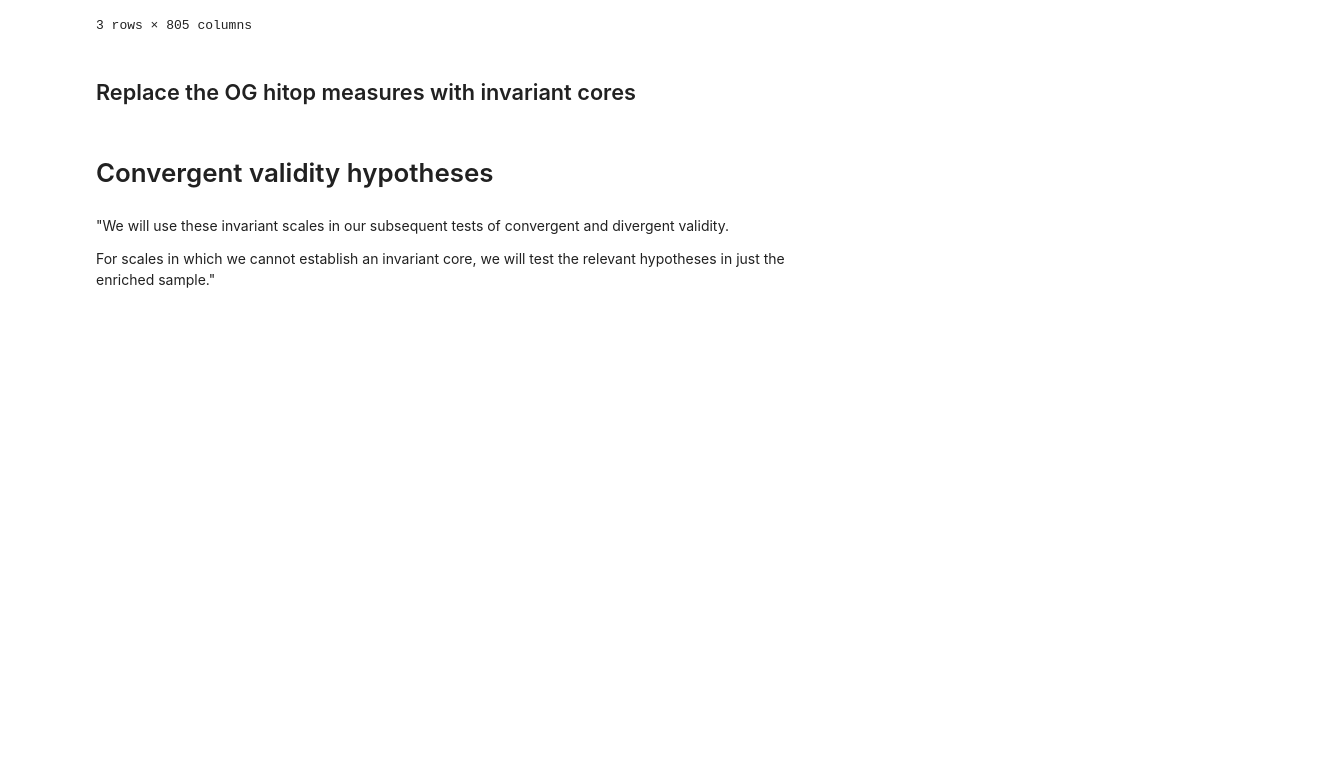
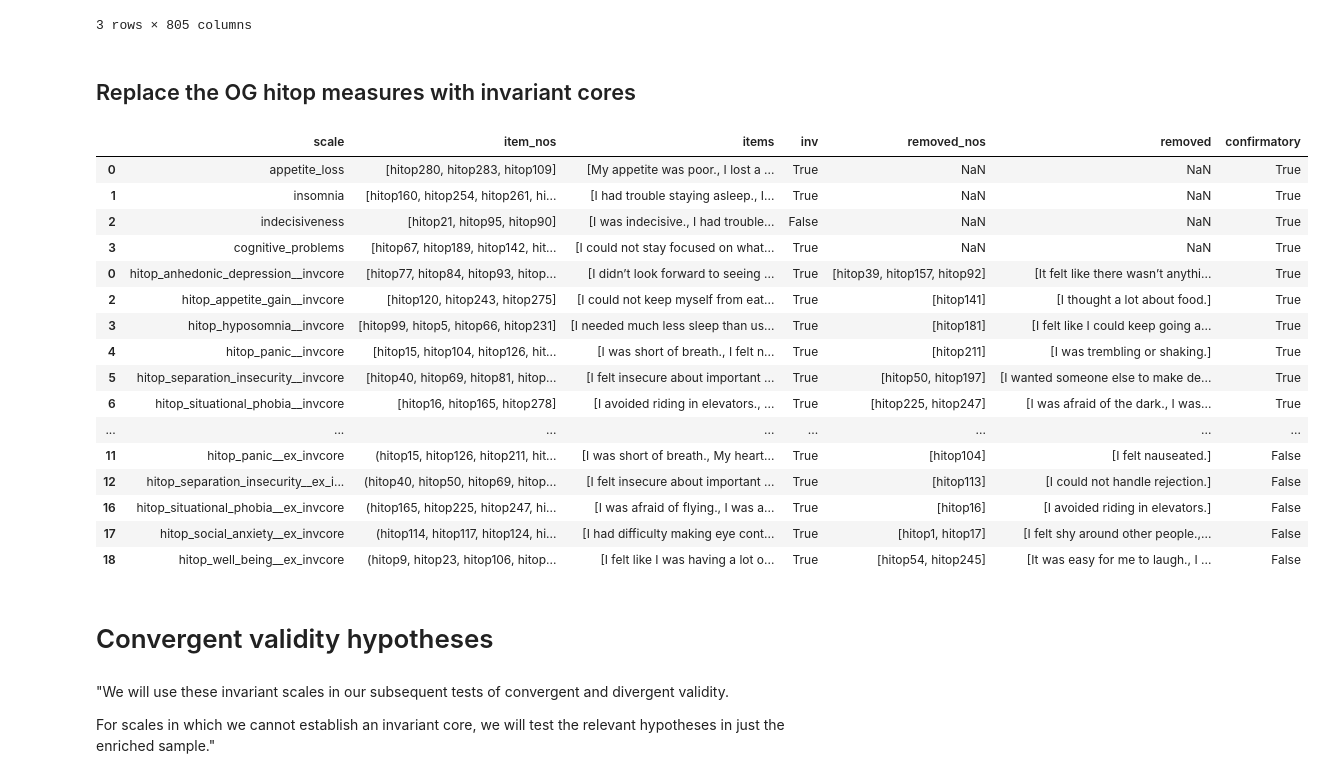
Before and after one commit to Shotgunosine/HiTOP, a Jupyter notebook: notebooks/NB_4_convdiv.ipynb, the cells around one changed output. Drawn from its saved outputs; the diff is of its cells as text; code cells hidden in the pictures; blank space fills up the shorter version.

Commit message:
use consolidated cores for convergent and divergent analyses

```diff
--- a/notebooks/NB_4_convdiv.ipynb
+++ b/notebooks/NB_4_convdiv.ipynb
@@ -75,2 +90,22 @@ data_combined.head(3)
+# %%
+cores
+# %% [output]
+|  | scale | item_nos | items | inv | removed_nos | removed | confirmatory |
+| 0 | appetite_loss | [hitop280, hitop283, hitop109] | [My appetite was poor., I lost a ... | True | NaN | NaN | True |
+| 1 | insomnia | [hitop160, hitop254, hitop261, hi... | [I had trouble staying asleep., I... | True | NaN | NaN | True |
+| 2 | indecisiveness | [hitop21, hitop95, hitop90] | [I was indecisive., I had trouble... | False | NaN | NaN | True |
+| 3 | cognitive_problems | [hitop67, hitop189, hitop142, hit... | [I could not stay focused on what... | True | NaN | NaN | True |
+| 0 | hitop_anhedonic_depression__invcore | [hitop77, hitop84, hitop93, hitop... | [I didn’t look forward to seeing ... | True | [hitop39, hitop157, hitop92] | [It felt like there wasn’t anythi... | True |
+| 2 | hitop_appetite_gain__invcore | [hitop120, hitop243, hitop275] | [I could not keep myself from eat... | True | [hitop141] | [I thought a lot about food.] | True |
+| 3 | hitop_hyposomnia__invcore | [hitop99, hitop5, hitop66, hitop231] | [I needed much less sleep than us... | True | [hitop181] | [I felt like I could keep going a... | True |
+| 4 | hitop_panic__invcore | [hitop15, hitop104, hitop126, hit... | [I was short of breath., I felt n... | True | [hitop211] | [I was trembling or shaking.] | True |
+| 5 | hitop_separation_insecurity__invcore | [hitop40, hitop69, hitop81, hitop... | [I felt insecure about important ... | True | [hitop50, hitop197] | [I wanted someone else to make de... | True |
+| 6 | hitop_situational_phobia__invcore | [hitop16, hitop165, hitop278] | [I avoided riding in elevators., ... | True | [hitop225, hitop247] | [I was afraid of the dark., I was... | True |
+| ... | ... | ... | ... | ... | ... | ... | ... |
+| 11 | hitop_panic__ex_invcore | (hitop15, hitop126, hitop211, hit... | [I was short of breath., My heart... | True | [hitop104] | [I felt nauseated.] | False |
+| 12 | hitop_separation_insecurity__ex_i... | (hitop40, hitop50, hitop69, hitop... | [I felt insecure about important ... | True | [hitop113] | [I could not handle rejection.] | False |
+| 16 | hitop_situational_phobia__ex_invcore | (hitop165, hitop225, hitop247, hi... | [I was afraid of flying., I was a... | True | [hitop16] | [I avoided riding in elevators.] | False |
+| 17 | hitop_social_anxiety__ex_invcore | (hitop114, hitop117, hitop124, hi... | [I had difficulty making eye cont... | True | [hitop1, hitop17] | [I felt shy around other people.,... | False |
+| 18 | hitop_well_being__ex_invcore | (hitop9, hitop23, hitop106, hitop... | [I felt like I was having a lot o... | True | [hitop54, hitop245] | [It was easy for me to laugh., I ... | False |
 # %%
 dep_scales = [
```
Also changed, not shown: parts of 15 cells of this notebook.
